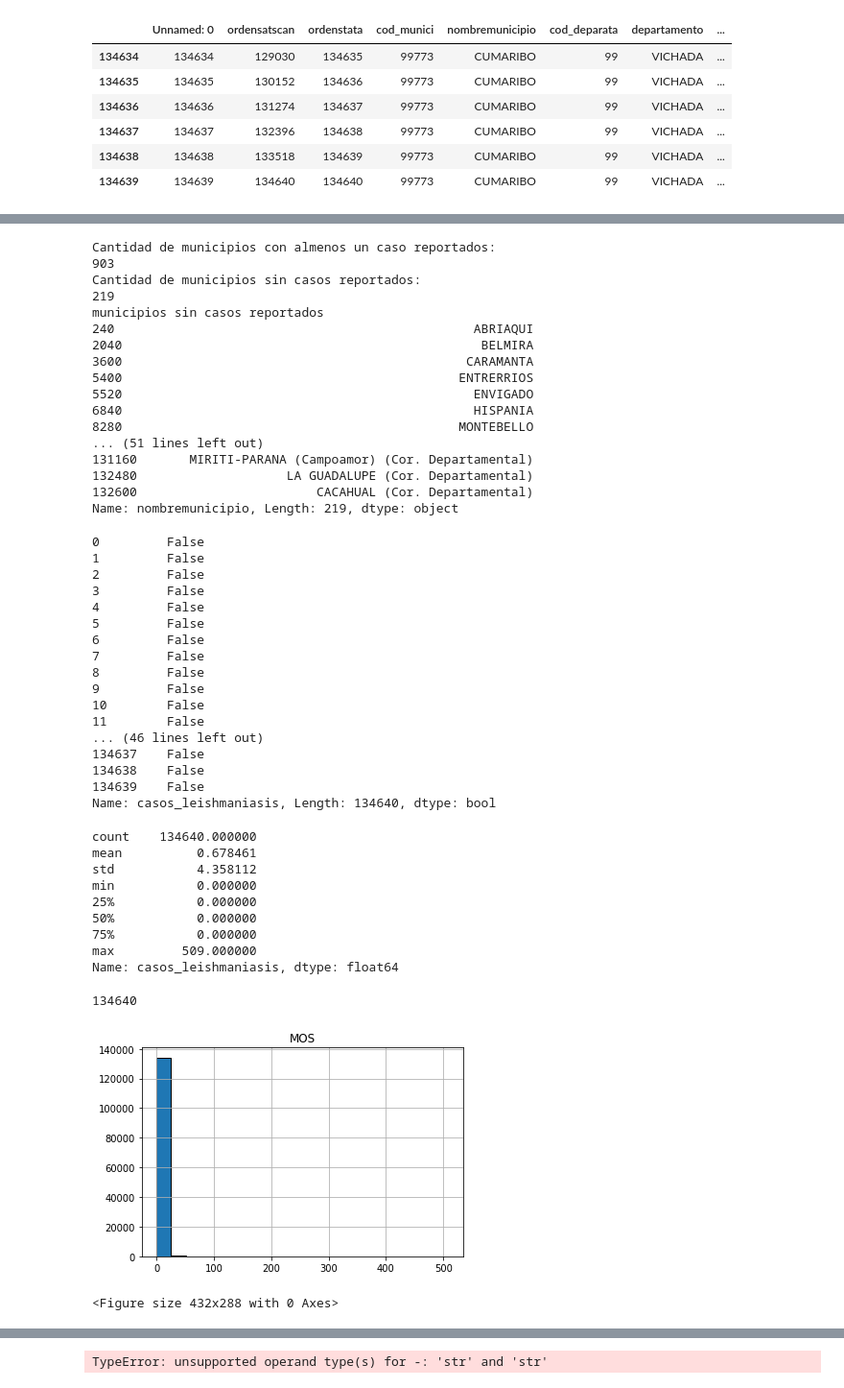
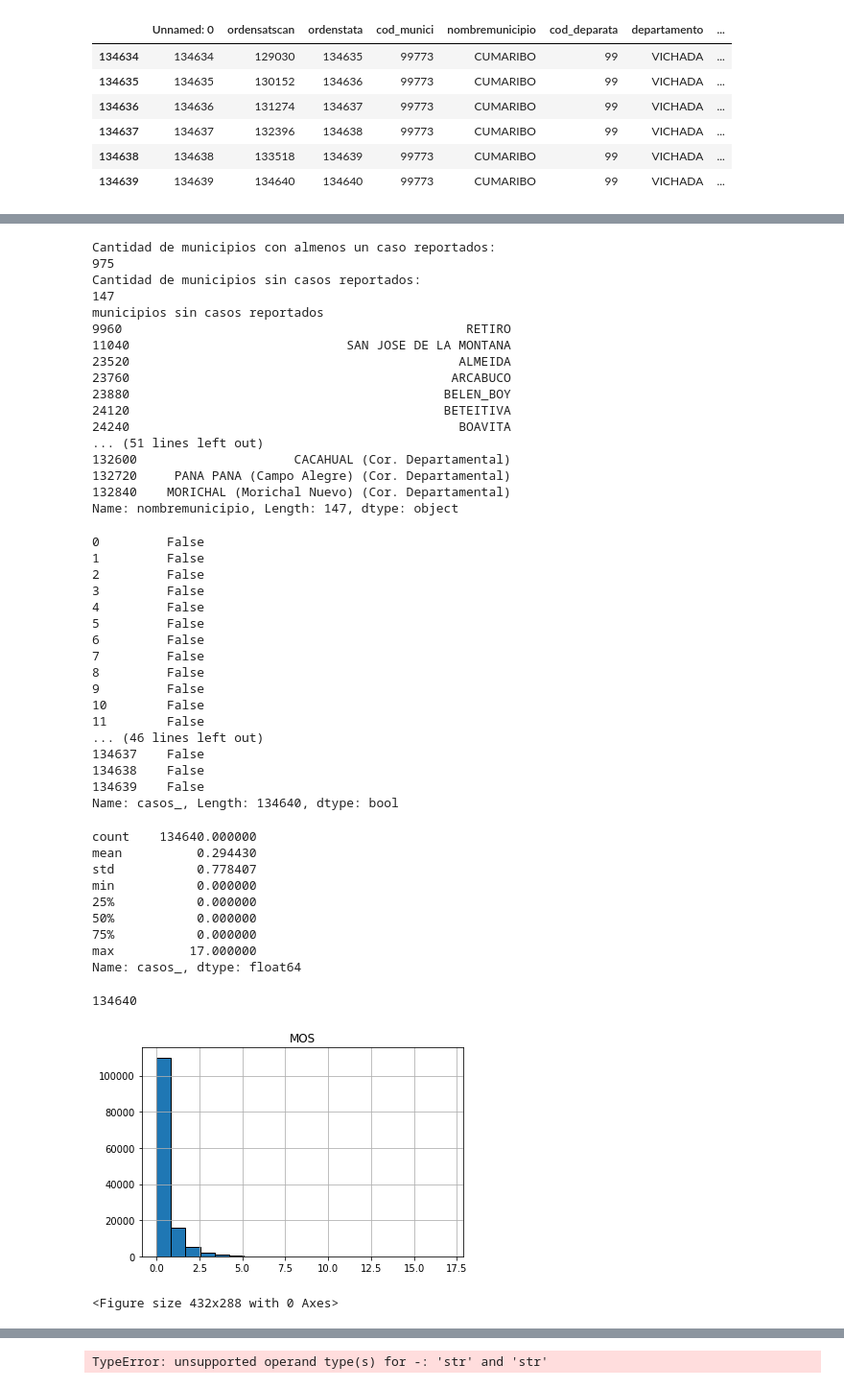
Before and after one commit to Dannysalazarm07/DataMiningThesis, a Jupyter notebook: V4.0_AnalisisExploratorioCompleteDataSet.ipynb, the cells around one changed output, grey strips where cells are left out. Shown at 96% size. Drawn from its saved outputs; the diff is of its cells as text; code cells hidden in the pictures.

```diff
--- a/AnalisisExploratorioCompleteDataSet.ipynb
+++ b/V4.0_AnalisisExploratorioCompleteDataSet.ipynb
@@ -10,11 +9,11 @@ import matplotlib.pyplot as plt
 # %%
 #Cargar los datos con la funcion read_csv
 
-completeDataSet = pd.read_csv("C:\\Users\\Daniel\\Documents\\Unal\\Maestria_2018_2\\Tesis\\MineriaDeDatos\\Datos\\total_variables_data_set.csv",
+#completeDataSet = pd.read_csv("C:\\Users\\Daniel\\Documents\\Unal\\Maestria_2018_2\\Tesis\\MineriaDeDatos\\Datos\\total_variables_data_set.csv",
+ #                        encoding='latin-1')
+
+completeDataSet = pd.read_csv("D:\\Maestria\\Trabajo de Grado\\Python\\jupyter\\datos\\MULTINIVEL_AO.csv",
                          encoding='latin-1')
-
-#completeDataSet = pd.read_csv("C:\\Users\\Daniel\\Downloads\\pruebas.csv",
- #                        encoding='latin-1')
 # %%
 #Editar salida de datos
 #pd.set_option('display.height', 1000)
@@ -109,7 +108,7 @@ http://pandas.pydata.org/pandas-docs/stable/indexing.html#ix-indexer-is-deprecat
 
 #completeDataSet.query('msnm == Temperatura')
 #completeDataSet.query('msnm > Temperatura')
-casosTrue = completeDataSet.query('casos_leishmaniasis > 0')
+casosTrue = completeDataSet.query('casos_ > 0')
 municipioTrue=casosTrue["nombremunicipio"]
 municipioTrue = municipioTrue.drop_duplicates()
 municipioAll = completeDataSet["nombremunicipio"]
@@ -129,26 +128,26 @@ print(municipioFalse)
 #resumen.head()
 # %% [output]
 Cantidad de municipios con almenos un caso reportados:
-903
+975
 Cantidad de municipios sin casos reportados:
-219
+147
 municipios sin casos reportados
-240                                                ABRIAQUI
-2040                                                BELMIRA
-3600                                              CARAMANTA
-5400                                             ENTRERRIOS
-5520                                               ENVIGADO
-6840                                               HISPANIA
-8280                                             MONTEBELLO
+9960                                              RETIRO
+11040                             SAN JOSE DE LA MONTANA
+23520                                            ALMEIDA
+23760                                           ARCABUCO
+23880                                          BELEN_BOY
+24120                                          BETEITIVA
+24240                                            BOAVITA
 ... (51 lines left out)
-131160       MIRITI-PARANA (Campoamor) (Cor. Departamental)
-132480                    LA GUADALUPE (Cor. Departamental)
-132600                        CACAHUAL (Cor. Departamental)
-Name: nombremunicipio, Length: 219, dtype: object
+132600                     CACAHUAL (Cor. Departamental)
+132720     PANA PANA (Campo Alegre) (Cor. Departamental)
+132840    MORICHAL (Morichal Nuevo) (Cor. Departamental)
+Name: nombremunicipio, Length: 147, dtype: object
 # %%
 #Identificar registros con valores faltantes>
 #TODO ver si hay NaN en todas las columnas menos en las que es logico que haya NaN (Corrimientos y Eventos meteorologicos)
-pd.isnull(completeDataSet['casos_leishmaniasis'])
+pd.isnull(completeDataSet['casos_'])
 #pd.isnull(completeDataSet)
 # %% [output]
 0         False
@@ -167,17 +166,17 @@ pd.isnull(completeDataSet['casos_leishmaniasis'])
 134637    False
 134638    False
 134639    False
-Name: casos_leishmaniasis, Length: 134640, dtype: bool
+Name: casos_, Length: 134640, dtype: bool
 # %%
-completeDataSet['casos_leishmaniasis'].describe()
+completeDataSet['casos_'].describe()
 # %% [output]
 count    134640.000000
-mean          0.678461
-std           4.358112
+mean          0.294430
+std           0.778407
 min           0.000000
 25%           0.000000
 50%           0.000000
 75%           0.000000
-max         509.000000
-Name: casos_leishmaniasis, dtype: float64
+max          17.000000
+Name: casos_, dtype: float64
 # %%
@@ -187,14 +186,14 @@ completeDataSet['total_poblacion'].count()
 # %%
 #Grafico de histogramas para los datos
 #TODO hacerlo para todas las variables
 
 plt.title('MOS')
-plt.hist(completeDataSet['casos_leishmaniasis'], bins=20, alpha=1, edgecolor = 'black',  linewidth=1)
+plt.hist(completeDataSet['casos_'], bins=20, alpha=1, edgecolor = 'black',  linewidth=1)
 plt.grid(True)
 plt.show()
 plt.clf()
 # %% [output]
-[figure, old version]
+[figure, new version]
 <Figure size 432x288 with 0 Axes>
 # %%
 completeDataSet.head()
```
Also changed, not shown: parts of 9 cells of this notebook.
